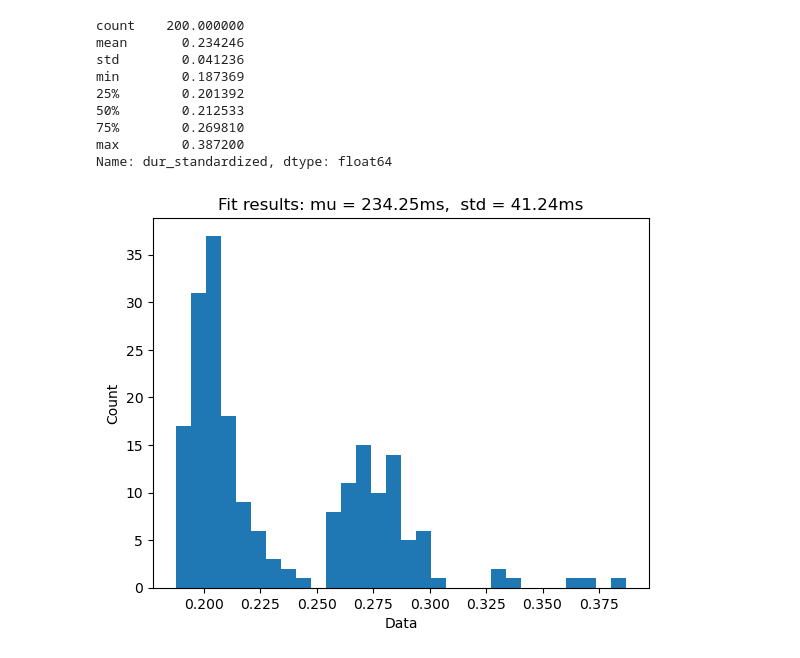
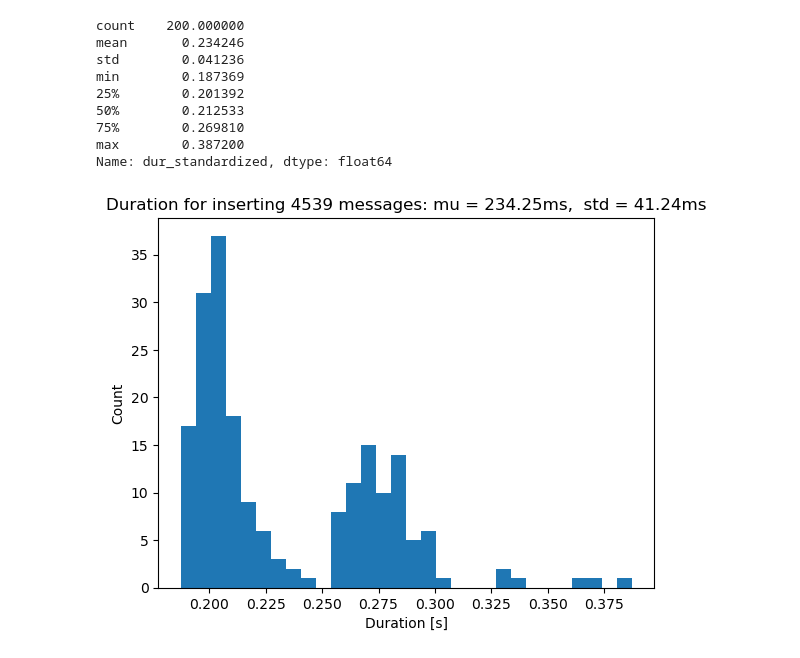
Before and after one commit to florinbarbisch/hpc-mc1, a Jupyter notebook: part1/notebooks/sensor-logger-debug.ipynb, the cells around one changed output. Cells and saved outputs as stored; diff of their text form; code cells hidden in the pictures.

Commit message:
Added: made graphic more readable

```diff
--- a/part1/notebooks/sensor-logger-debug.ipynb
+++ b/part1/notebooks/sensor-logger-debug.ipynb
@@ -186,13 +186,13 @@ Name: dur_standardized, dtype: float64
 # %%
 # plot a histogram
 import matplotlib.pyplot as plt
 import scipy.stats as stats
 
 plt.hist(df['dur_standardized'], bins=30)
 plt.ylabel('Count')
-plt.xlabel('Data')
-title = "Fit results: mu = %.2fms,  std = %.2fms" % (desc['mean']*1000, desc['std']*1000)
+plt.xlabel('Duration [s]')
+title = f"Duration for inserting {df['count'].mean():.0f} messages: mu = {desc['mean']*1000:.2f}ms,  std = {desc['std']*1000:.2f}ms"
 plt.title(title)
 plt.show()
 # %% [output]
-[figure, old version]
+[figure, new version]
```
